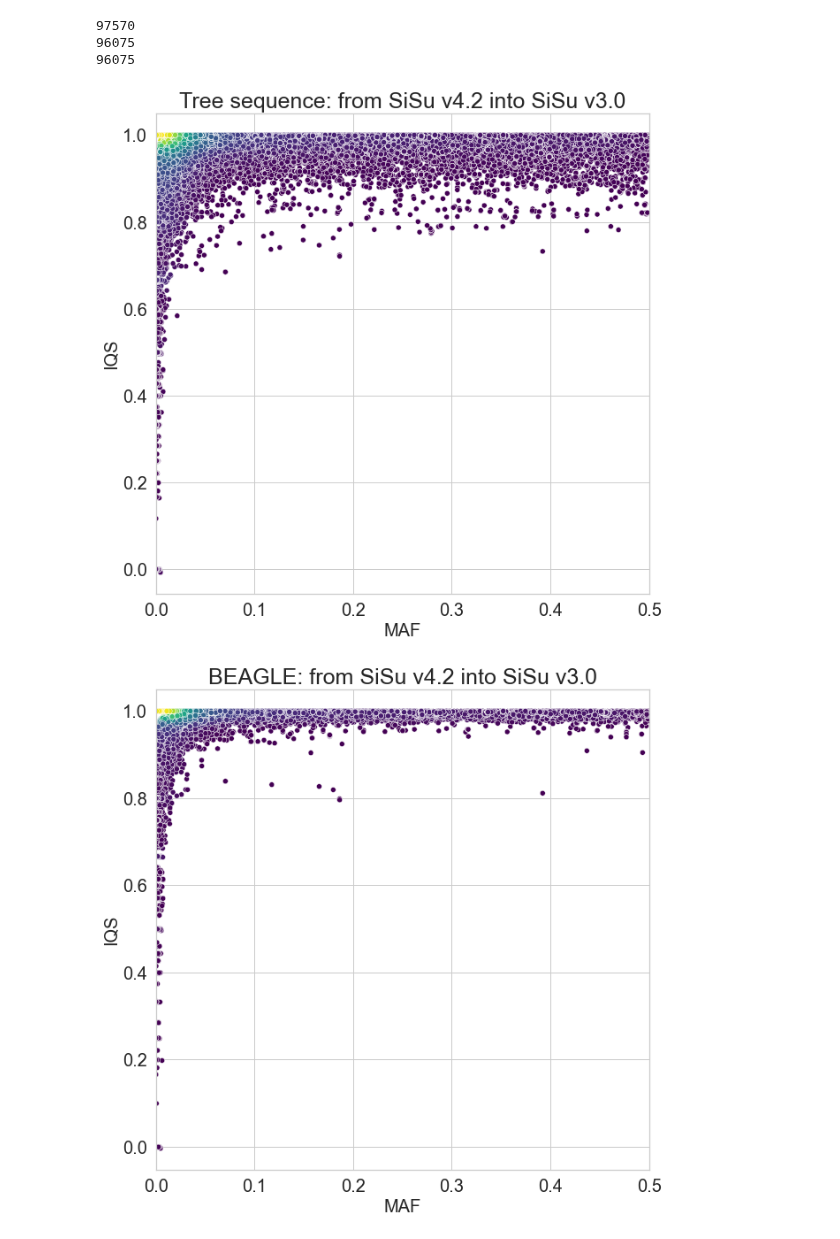
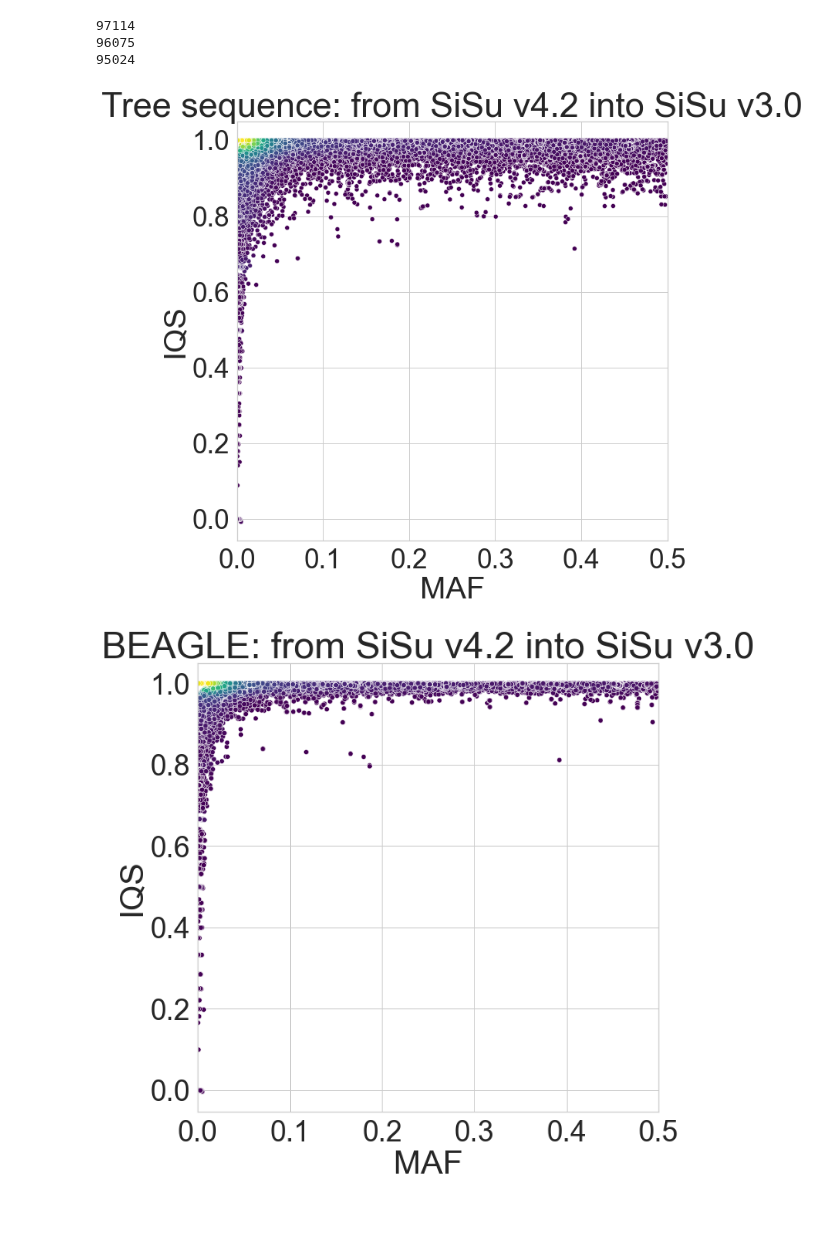
Before and after one commit to szhan/tsimpute, a Jupyter notebook: notebooks/plot_sts_vs_beagle.ipynb, the cells around one changed output. Saved outputs shown, nothing was run; the diff lists cells and outputs as text; code cells hidden in the pictures.

Commit message:
Add nb comparing STS and BEAGLE imputation results presented at Janssen Fellow Day

```diff
--- a/notebooks/plot_sts_vs_beagle.ipynb
+++ b/notebooks/plot_sts_vs_beagle.ipynb
@@ -12,8 +12,8 @@ sns.set_theme(style="whitegrid")
 base_dir = "/Users/szhan/Projects/tsimpute/viz/"
 prefix = "sisu42_into_sisu3.imputation.results"
 
-in_sts_csv_file = base_dir + "sts" + "." + prefix + "." + "csv"
-out_sts_png_file = base_dir + "sts" + "." + prefix + "." + "png"
+in_sts_csv_file = base_dir + "sts" + "." + prefix + "." + "pass_2" + "." + "csv"
+out_sts_png_file = base_dir + "sts" + "." + prefix + "." + "pass_2" + "." + "png"
 
 in_beagle_csv_file = base_dir + "beagle" + "." + prefix + "." + "csv"
 out_beagle_png_file = base_dir + "beagle" + "." + prefix + "." + "png"
@@ -27,9 +27,9 @@ print(f"{df_sts.shape[0]}")
 print(f"{df_beagle.shape[0]}")
 print(f"{len(shared_site_pos)}")
 # %% [output]
-97570
+97114
 96075
-96075
+95024
 # %%
 df_sts = df_sts[np.isin(df_sts["position"], shared_site_pos)]
 df_beagle = df_beagle[np.isin(df_beagle["position"], shared_site_pos)]
@@ -37,7 +37,7 @@ df_beagle = df_beagle[np.isin(df_beagle["position"], shared_site_pos)]
 df_sts = df_sts[["ref_minor_allele_freq", "iqs"]].dropna(axis=0)
 df_beagle = df_beagle[["ref_minor_allele_freq", "iqs"]].dropna(axis=0)
 # %%
-def plot_results(df, method, out_png_file, max_maf=0.50, dpi=1000):
+def plot_results(df, method, out_png_file, max_maf=0.50, dpi=100):
     values = np.vstack([df["ref_minor_allele_freq"], df["iqs"]])
     kernel = stats.gaussian_kde(values)
     x = kernel(np.vstack([df["ref_minor_allele_freq"], df["iqs"]]))
@@ -46,12 +46,12 @@ def plot_results(df, method, out_png_file, max_maf=0.50, dpi=1000):
 
     ax.set_title(
         f"{method}: from SiSu v4.2 into SiSu v3.0",
-        size=25
+        size=45
     )
     ax.set_xlim([0, max_maf])
-    ax.set_ylabel("IQS", size=20)
-    ax.set_xlabel("MAF", size=20)
-    ax.tick_params(axis='both', which='major', labelsize=20)
+    ax.set_ylabel("IQS", size=40)
+    ax.set_xlabel("MAF", size=40)
+    ax.tick_params(axis='both', which='major', labelsize=35)
 
     g = sns.scatterplot(
         y="iqs",
@@ -65,10 +65,10 @@ def plot_results(df, method, out_png_file, max_maf=0.50, dpi=1000):
 
     g.get_figure().savefig(out_png_file, dpi=dpi)
 # %%
-plot_results(df_sts, "Tree sequence", out_sts_png_file)
+plot_results(df_sts, "Tree sequence", out_sts_png_file, dpi=1_000)
 # %% [output]
-[figure, old version]
+[figure, new version]
 # %%
-plot_results(df_beagle, "BEAGLE", out_beagle_png_file)
+plot_results(df_beagle, "BEAGLE", out_beagle_png_file, dpi=1_000)
 # %% [output]
-[figure, old version]
+[figure, new version]
```
Also changed, not shown: parts of 6 cells of this notebook.
